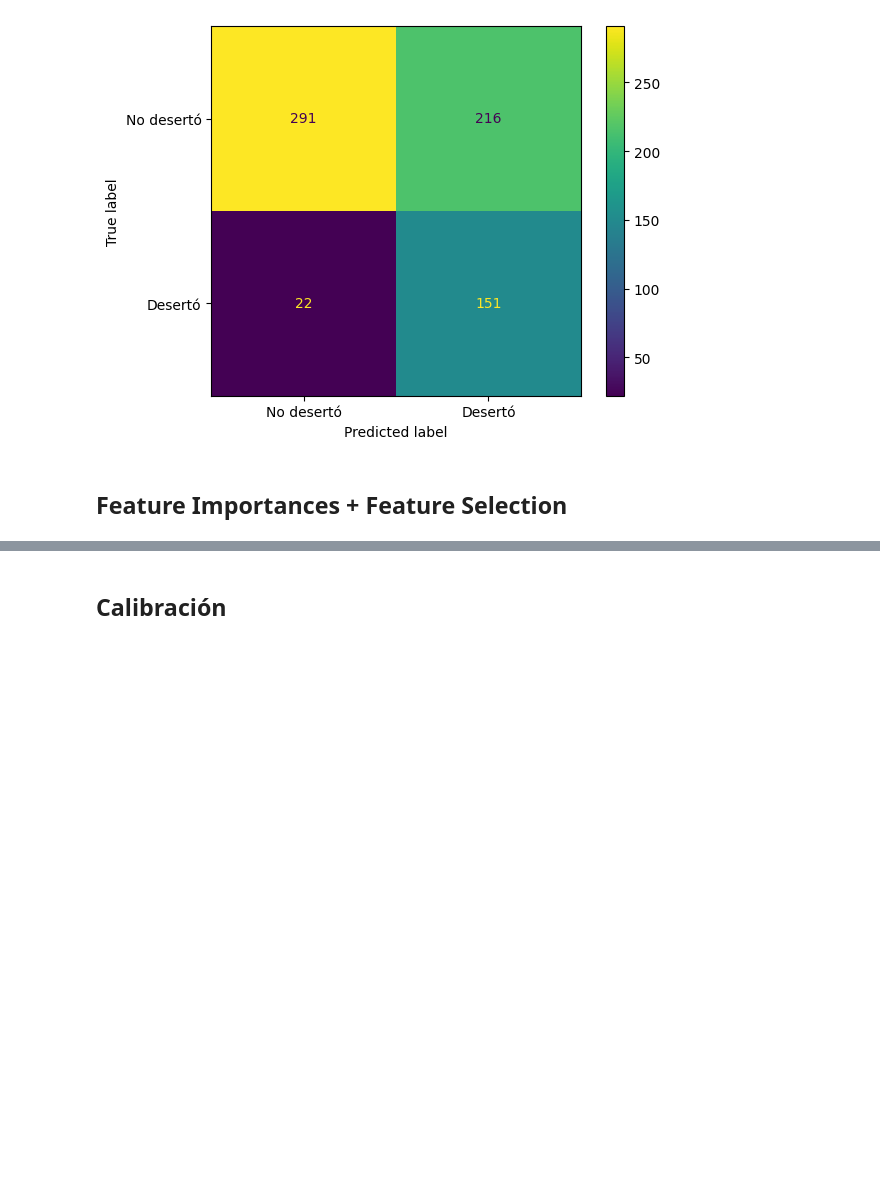
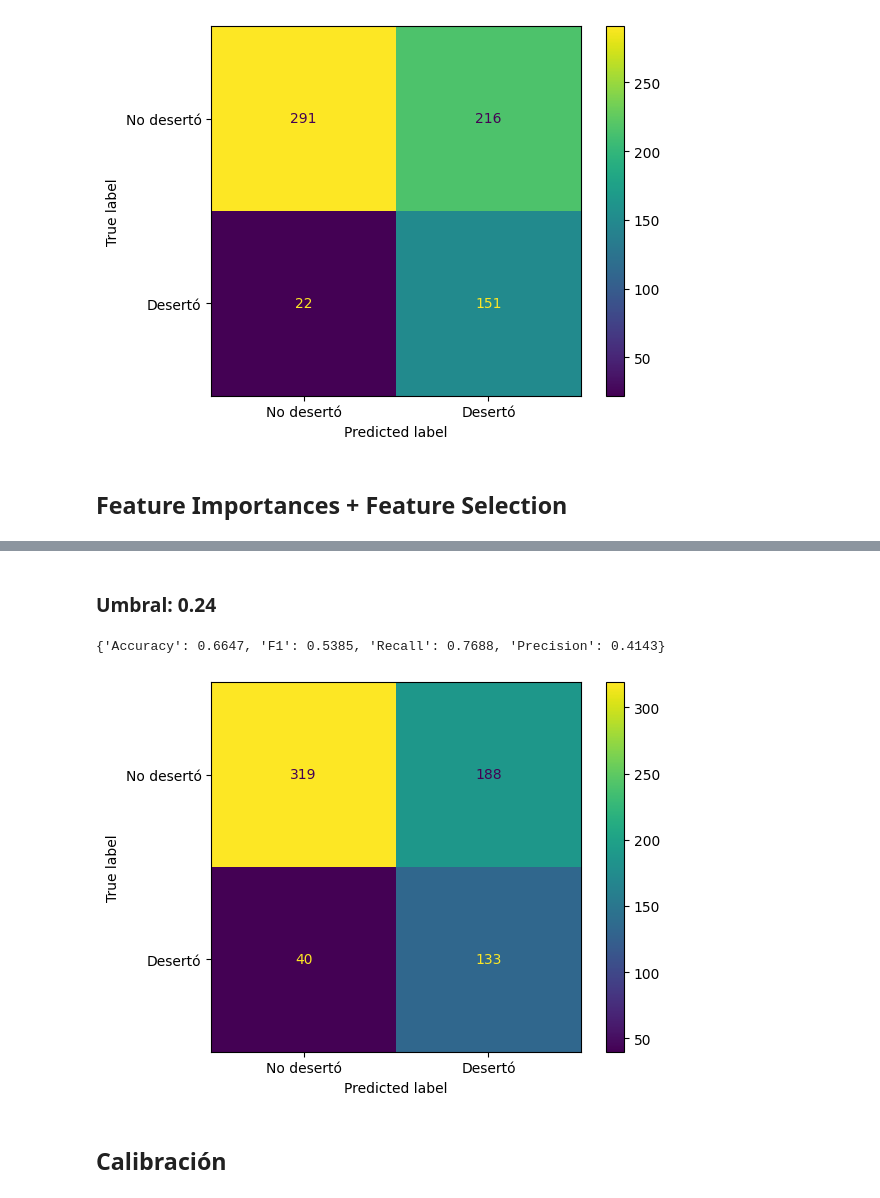
Before and after one commit to GuilleLondero/churn_insight_hackathon, a Jupyter notebook: data_science/notebooks/optimizacion_modelos.ipynb, the cells around one changed output, grey strips where cells are left out. Cells and saved outputs as stored; diff of their text form; code cells hidden in the pictures; blank space fills up the shorter version.

```diff
--- a/data_science/notebooks/optimizacion_modelos.ipynb
+++ b/data_science/notebooks/optimizacion_modelos.ipynb
@@ -1592,0 +1692,2 @@ plt.show()
+# %%
+xgb_sbc.fit(X_train, y_train)
@@ -1592,0 +1706,20 @@ plt.show()
+# %%
+y_proba = xgb_sbc.predict_proba(X_val)[:, 1]
+
+thresholds = np.arange(0.1, 0.3, 0.01)
+
+rows = []
+
+for t in thresholds:
+    y_pred = (y_proba >= t).astype(int)
+
+    rows.append({
+        "threshold": t,
+        "precision": precision_score(y_val, y_pred, zero_division=0),
+        "recall": recall_score(y_val, y_pred),
+        "f1": f1_score(y_val, y_pred),
+        "positivos_predichos": y_pred.sum()
+    })
+
+df_thresholds = pd.DataFrame(rows)
+df_thresholds
@@ -1593,2 +1744,17 @@ plt.show()
+# %% [markdown]
+### Umbral: 0.24
+# %%
+umbral_xgb_sbc = 0.24
+# %%
+y_pred = (y_proba >= umbral_xgb_sbc).astype(int)
+# %%
+print(calcularMetricas(y_val, y_pred))
+# %% [output]
+{'Accuracy': 0.6647, 'F1': 0.5385, 'Recall': 0.7688, 'Precision': 0.4143}
+# %%
+visualizer = matriz_confusion(y_val, y_pred)
+plt.show()
+# %% [output]
+[figure, added]
 # %% [markdown]
 ## Calibración
```
Also changed, not shown: parts of 33 cells of this notebook.
